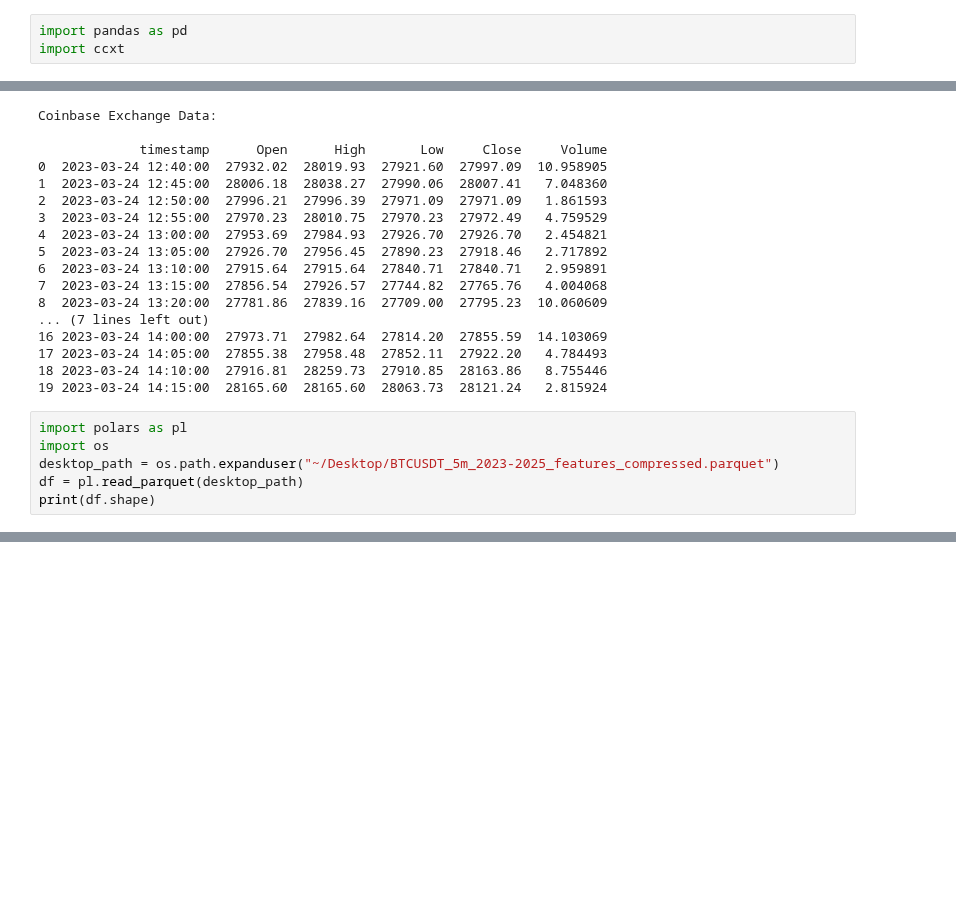
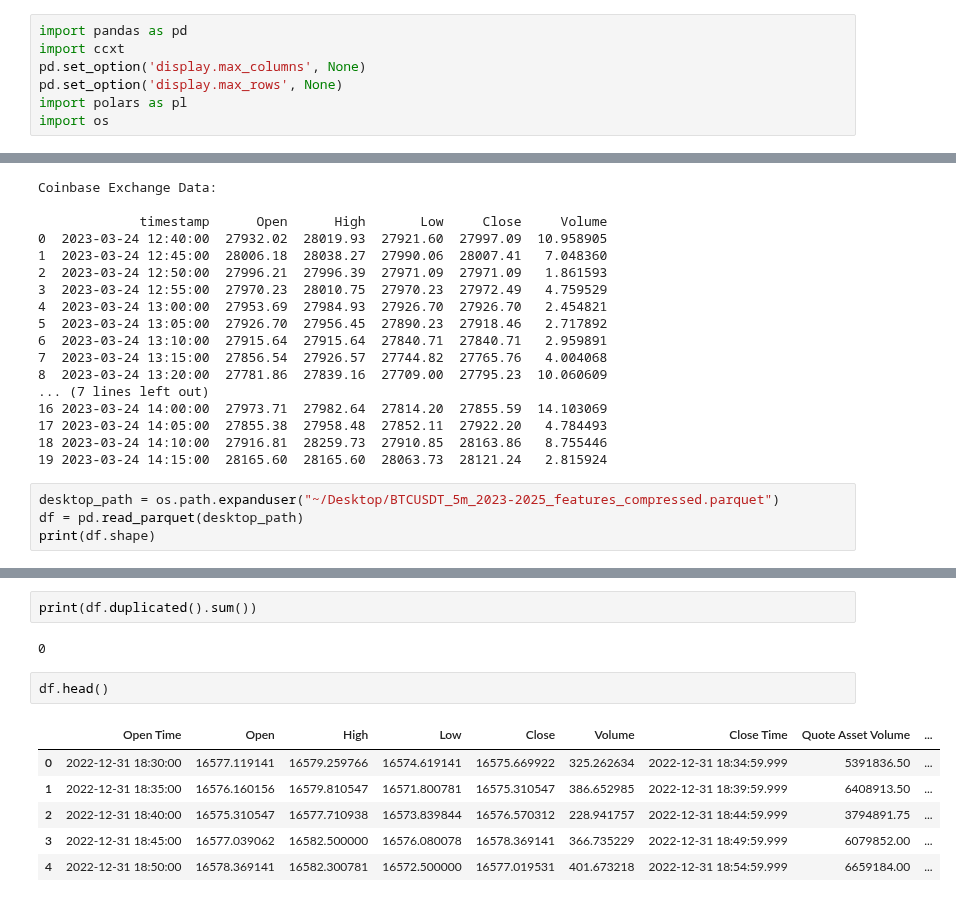
Before and after one commit to dev0314/RichGoons, a Jupyter notebook: Analysis.ipynb, the cells around one changed output, grey strips where cells are left out. Cells and saved outputs as stored; diff of their text form; blank space fills up the shorter version.

```diff
--- a/Analysis.ipynb
+++ b/Analysis.ipynb
@@ -1,3 +1,7 @@
 # %%
 import pandas as pd
 import ccxt
+pd.set_option('display.max_columns', None)
+pd.set_option('display.max_rows', None)
+import polars as pl
+import os
@@ -193,9 +195,7 @@ Coinbase Exchange Data:
 18 2023-03-24 14:10:00  27916.81  28259.73  27910.85  28163.86   8.755446
 19 2023-03-24 14:15:00  28165.60  28165.60  28063.73  28121.24   2.815924
 # %%
-import polars as pl
-import os
 desktop_path = os.path.expanduser("~/Desktop/BTCUSDT_5m_2023-2025_features_compressed.parquet")
-df = pl.read_parquet(desktop_path)
+df = pd.read_parquet(desktop_path)
 print(df.shape)
 # %% [output]
@@ -211,0 +223,13 @@ ModuleNotFoundError: No module named 'polars'
+# %%
+print(df.duplicated().sum())
+# %% [output]
+0
+# %%
+df.head()
+# %% [output]
+|  | Open Time | Open | High | Low | Close | Volume | Close Time | Quote Asset Volume | ... |
+| 0 | 2022-12-31 18:30:00 | 16577.119141 | 16579.259766 | 16574.619141 | 16575.669922 | 325.262634 | 2022-12-31 18:34:59.999 | 5391836.50 | ... |
+| 1 | 2022-12-31 18:35:00 | 16576.160156 | 16579.810547 | 16571.800781 | 16575.310547 | 386.652985 | 2022-12-31 18:39:59.999 | 6408913.50 | ... |
+| 2 | 2022-12-31 18:40:00 | 16575.310547 | 16577.710938 | 16573.839844 | 16576.570312 | 228.941757 | 2022-12-31 18:44:59.999 | 3794891.75 | ... |
+| 3 | 2022-12-31 18:45:00 | 16577.039062 | 16582.500000 | 16576.080078 | 16578.369141 | 366.735229 | 2022-12-31 18:49:59.999 | 6079852.00 | ... |
+| 4 | 2022-12-31 18:50:00 | 16578.369141 | 16582.300781 | 16572.500000 | 16577.019531 | 401.673218 | 2022-12-31 18:54:59.999 | 6659184.00 | ... |
```
Also changed, not shown: parts of 5 cells of this notebook, 1 other file.
